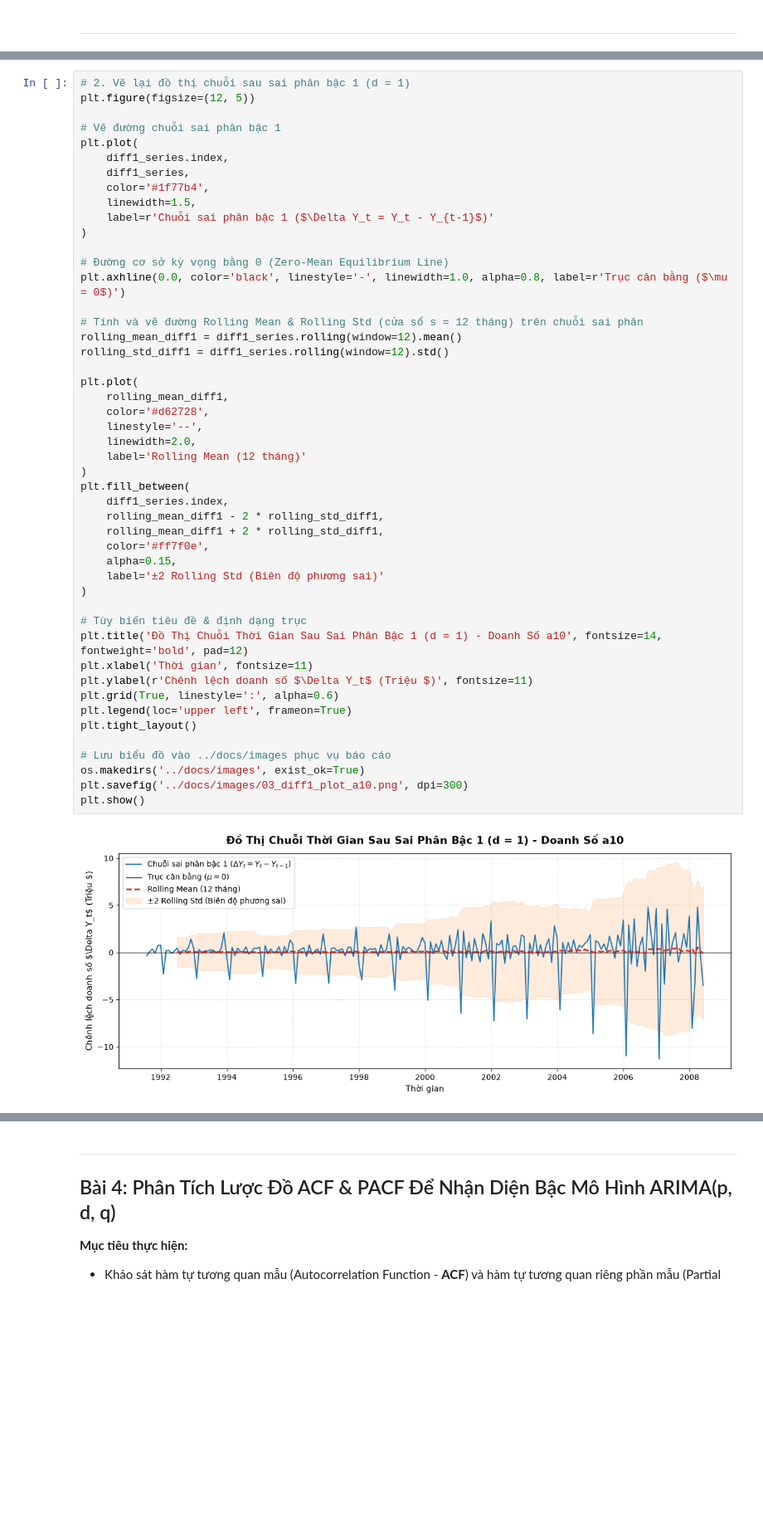
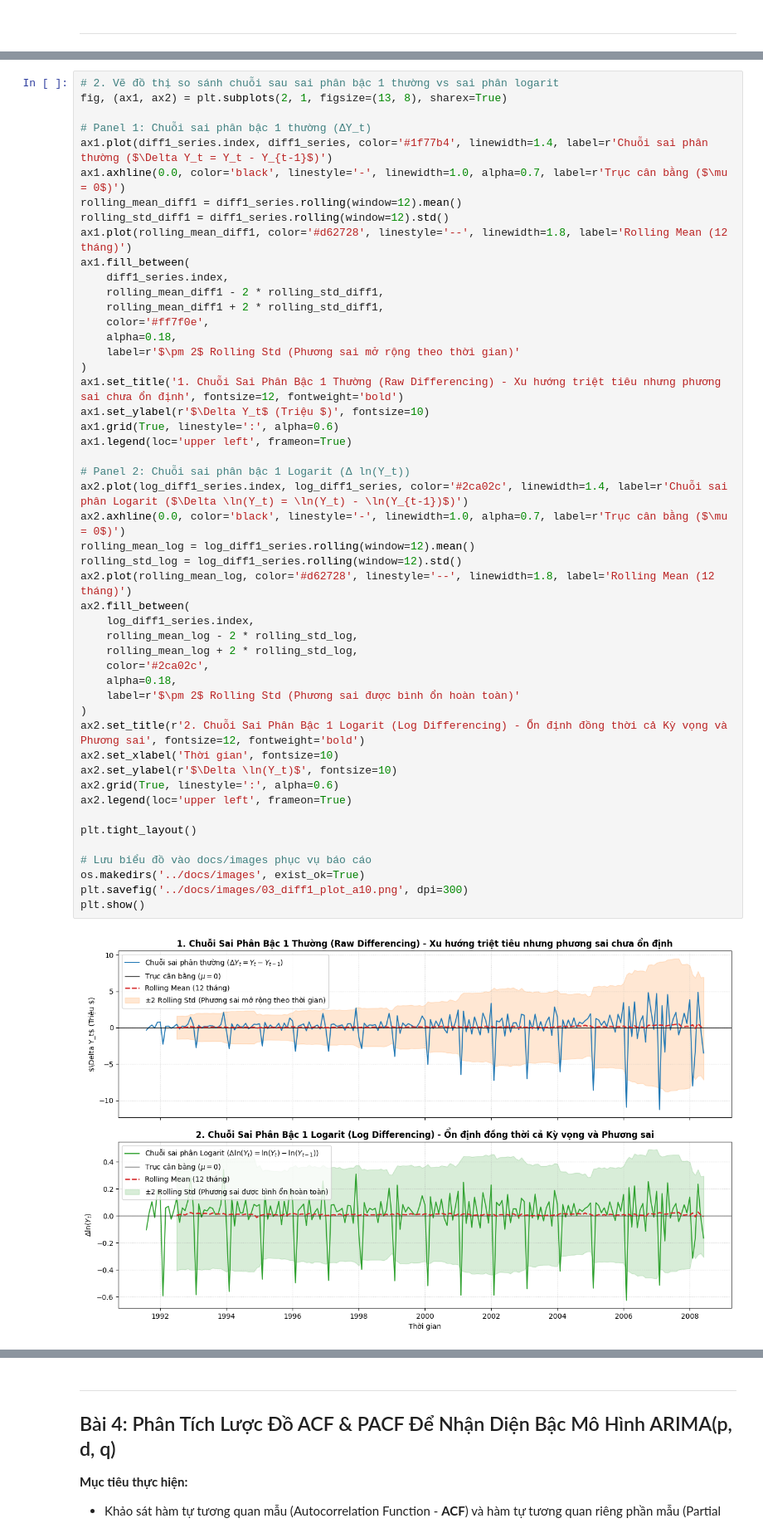
Before and after one commit to ZojithichIT/Lab2_Timeseries, a Jupyter notebook: scripts/main.ipynb, the cells around one changed output, grey strips where cells are left out. Shown at 83% size. Cells and saved outputs as stored; diff of their text form; blank space fills up the shorter version.

```diff
--- a/scripts/main.ipynb
+++ b/scripts/main.ipynb
@@ -336,53 +348,54 @@ Số lượng quan sát sau sai phân bậc 1 (ΔY_t): 203 tháng
 # %%
-# 2. Vẽ lại đồ thị chuỗi sau sai phân bậc 1 (d = 1)
-plt.figure(figsize=(12, 5))
+# 2. Vẽ đồ thị so sánh chuỗi sau sai phân bậc 1 thường vs sai phân logarit
+fig, (ax1, ax2) = plt.subplots(2, 1, figsize=(13, 8), sharex=True)
 
-# Vẽ đường chuỗi sai phân bậc 1
-plt.plot(
-    diff1_series.index,
-    diff1_series,
-    color='#1f77b4',
-    linewidth=1.5,
-    label=r'Chuỗi sai phân bậc 1 ($\Delta Y_t = Y_t - Y_{t-1}$)'
-)
-
-# Đường cơ sở kỳ vọng bằng 0 (Zero-Mean Equilibrium Line)
-plt.axhline(0.0, color='black', linestyle='-', linewidth=1.0, alpha=0.8, label=r'Trục cân bằng ($\mu = 0$)')
-
-# Tính và vẽ đường Rolling Mean & Rolling Std (cửa sổ s = 12 tháng) trên chuỗi sai phân
+# Panel 1: Chuỗi sai phân bậc 1 thường (ΔY_t)
+ax1.plot(diff1_series.index, diff1_series, color='#1f77b4', linewidth=1.4, label=r'Chuỗi sai phân thường ($\Delta Y_t = Y_t - Y_{t-1}$)')
+ax1.axhline(0.0, color='black', linestyle='-', linewidth=1.0, alpha=0.7, label=r'Trục cân bằng ($\mu = 0$)')
 rolling_mean_diff1 = diff1_series.rolling(window=12).mean()
 rolling_std_diff1 = diff1_series.rolling(window=12).std()
-
-plt.plot(
-    rolling_mean_diff1,
-    color='#d62728',
-    linestyle='--',
-    linewidth=2.0,
-    label='Rolling Mean (12 tháng)'
-)
-plt.fill_between(
+ax1.plot(rolling_mean_diff1, color='#d62728', linestyle='--', linewidth=1.8, label='Rolling Mean (12 tháng)')
+ax1.fill_between(
     diff1_series.index,
     rolling_mean_diff1 - 2 * rolling_std_diff1,
     rolling_mean_diff1 + 2 * rolling_std_diff1,
     color='#ff7f0e',
-    alpha=0.15,
-    label='±2 Rolling Std (Biên độ phương sai)'
+    alpha=0.18,
+    label=r'$\pm 2$ Rolling Std (Phương sai mở rộng theo thời gian)'
 )
+ax1.set_title('1. Chuỗi Sai Phân Bậc 1 Thường (Raw Differencing) - Xu hướng triệt tiêu nhưng phương sai chưa ổn định', fontsize=12, fontweight='bold')
+ax1.set_ylabel(r'$\Delta Y_t$ (Triệu $)', fontsize=10)
+ax1.grid(True, linestyle=':', alpha=0.6)
+ax1.legend(loc='upper left', frameon=True)
 
-# Tùy biến tiêu đề & định dạng trục
-plt.title('Đồ Thị Chuỗi Thời Gian Sau Sai Phân Bậc 1 (d = 1) - Doanh Số a10', fontsize=14, fontweight='bold', pad=12)
-plt.xlabel('Thời gian', fontsize=11)
-plt.ylabel(r'Chênh lệch doanh số $\Delta Y_t$ (Triệu $)', fontsize=11)
-plt.grid(True, linestyle=':', alpha=0.6)
-plt.legend(loc='upper left', frameon=True)
+# Panel 2: Chuỗi sai phân bậc 1 Logarit (Δ ln(Y_t))
+ax2.plot(log_diff1_series.index, log_diff1_series, color='#2ca02c', linewidth=1.4, label=r'Chuỗi sai phân Logarit ($\Delta \ln(Y_t) = \ln(Y_t) - \ln(Y_{t-1})$)')
+ax2.axhline(0.0, color='black', linestyle='-', linewidth=1.0, alpha=0.7, label=r'Trục cân bằng ($\mu = 0$)')
+rolling_mean_log = log_diff1_series.rolling(window=12).mean()
+rolling_std_log = log_diff1_series.rolling(window=12).std()
+ax2.plot(rolling_mean_log, color='#d62728', linestyle='--', linewidth=1.8, label='Rolling Mean (12 tháng)')
+ax2.fill_between(
+    log_diff1_series.index,
+    rolling_mean_log - 2 * rolling_std_log,
+    rolling_mean_log + 2 * rolling_std_log,
+    color='#2ca02c',
+    alpha=0.18,
+    label=r'$\pm 2$ Rolling Std (Phương sai được bình ổn hoàn toàn)'
+)
+ax2.set_title(r'2. Chuỗi Sai Phân Bậc 1 Logarit (Log Differencing) - Ổn định đồng thời cả Kỳ vọng và Phương sai', fontsize=12, fontweight='bold')
+ax2.set_xlabel('Thời gian', fontsize=10)
+ax2.set_ylabel(r'$\Delta \ln(Y_t)$', fontsize=10)
+ax2.grid(True, linestyle=':', alpha=0.6)
+ax2.legend(loc='upper left', frameon=True)
+
 plt.tight_layout()
 
-# Lưu biểu đồ vào ../docs/images phục vụ báo cáo
+# Lưu biểu đồ vào docs/images phục vụ báo cáo
 os.makedirs('../docs/images', exist_ok=True)
 plt.savefig('../docs/images/03_diff1_plot_a10.png', dpi=300)
 plt.show()
 # %% [output]
-[figure, old version]
+[figure, new version]
 # %%
 from statsmodels.tsa.stattools import adfuller
 
```
Also changed, not shown: parts of 8 cells of this notebook, 12 other files.
